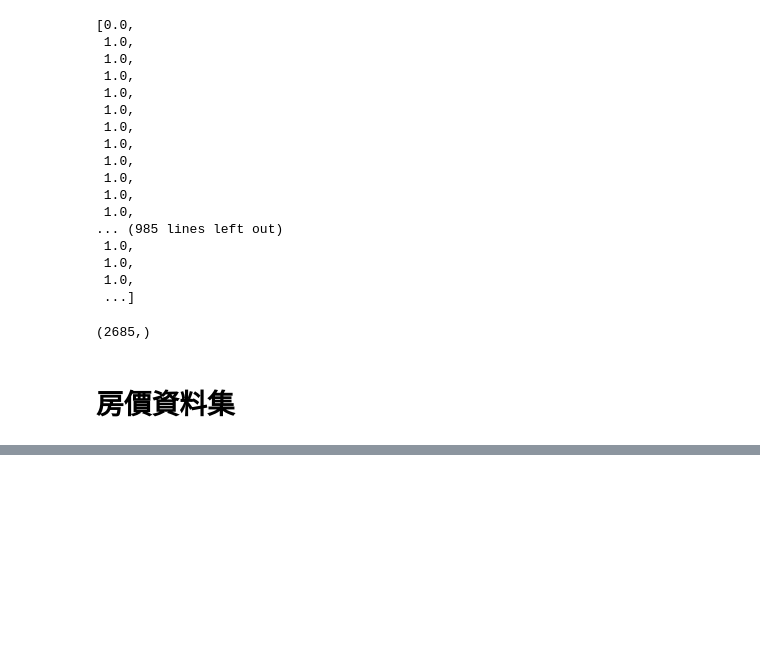
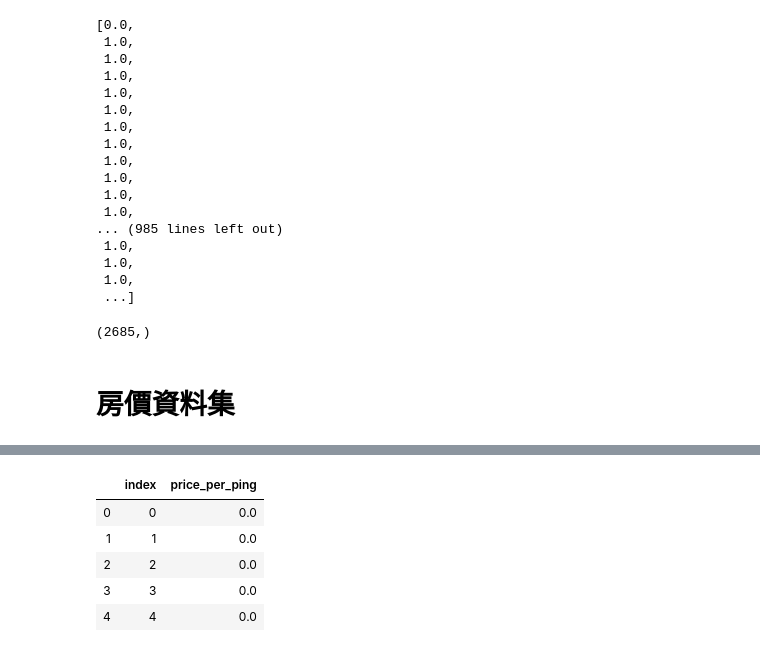
Before and after one commit to letztek/AI-introduction, a Jupyter notebook: 06_XgbCV/practice.ipynb, the cells around one changed output, grey strips where cells are left out. Cells and saved outputs as stored; diff of their text form; code cells hidden in the pictures; blank space fills up the shorter version.

```diff
--- a/06_XgbCV/practice.ipynb
+++ b/06_XgbCV/practice.ipynb
@@ -1022,0 +1050,10 @@ print("Accuracy: ", str(sum(Y_valid == (y_pred > 0.4))/Y_valid.shape[0]))
+# %%
+submission = pd.read_csv('realestateevaluation/submission.csv')
+submission.head()
+# %% [output]
+|  | index | price_per_ping |
+| 0 | 0 | 0.0 |
+| 1 | 1 | 0.0 |
+| 2 | 2 | 0.0 |
+| 3 | 3 | 0.0 |
+| 4 | 4 | 0.0 |
```
Also changed, not shown: parts of 49 cells of this notebook, 1 other file.
